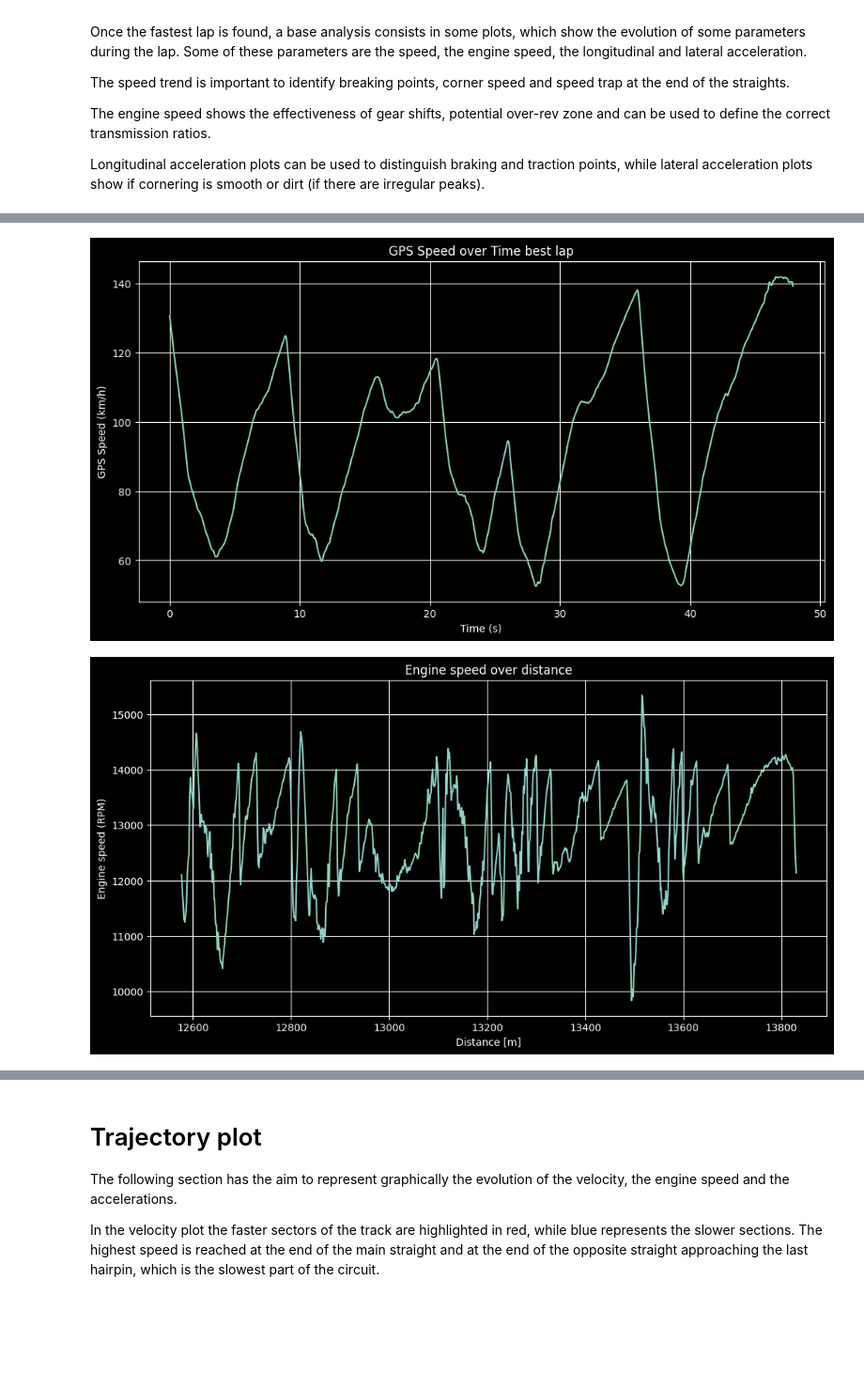
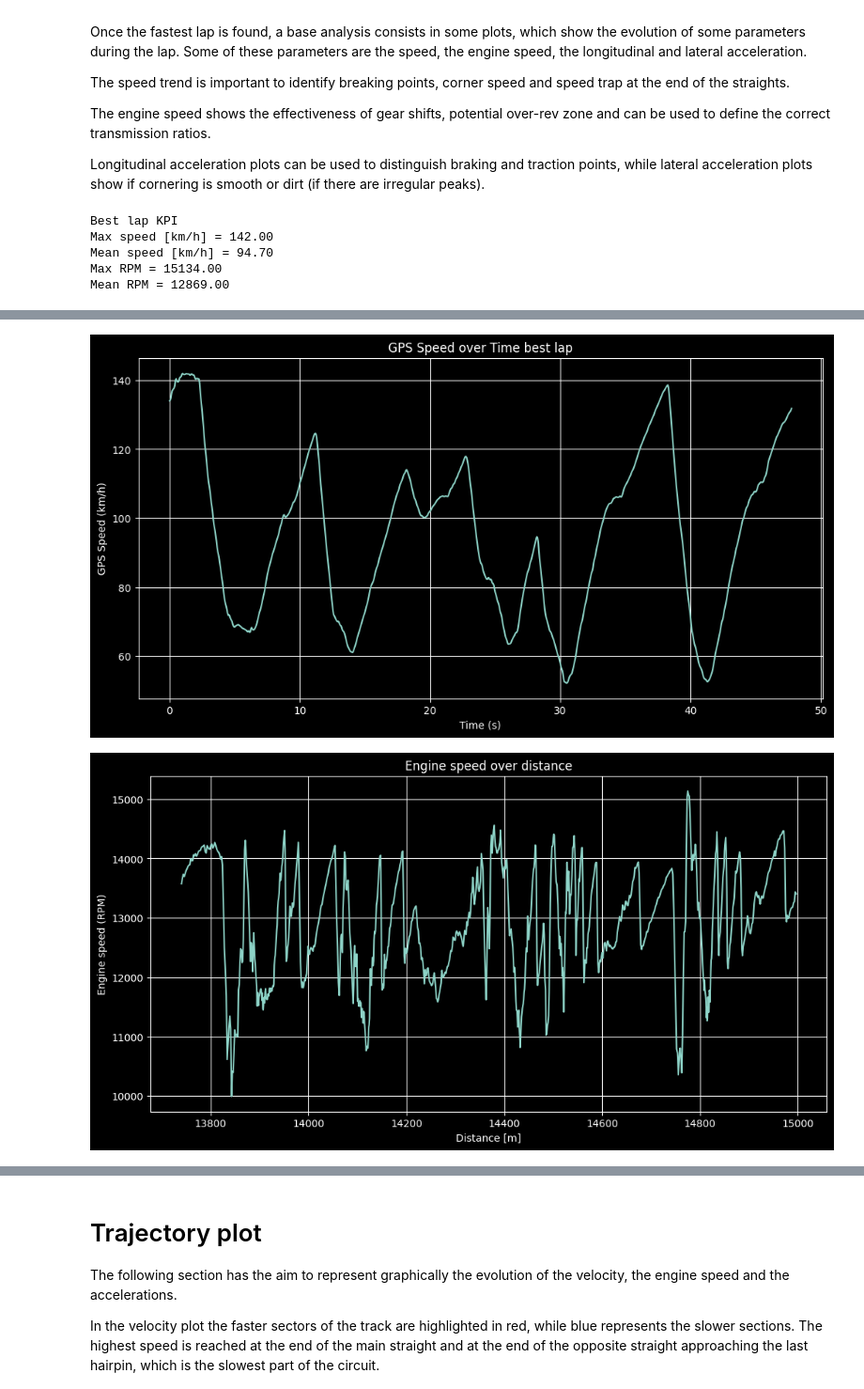
Before and after one commit to Dennisbettinsoli03/Kart_Telemetry_Analysis, a Jupyter notebook: Notebook.ipynb, the cells around one changed output, grey strips where cells are left out. Shown at 94% size. Drawn from its saved outputs; the diff is of its cells as text; code cells hidden in the pictures; blank space fills up the shorter version.

Commit message:
Interactive start/finish line implementation

```diff
--- a/Notebook.ipynb
+++ b/Notebook.ipynb
@@ -43,0 +49,4 @@ the total distance is  16303.690097222172
+# %%
+%matplotlib tk
+# select the start/finish line on the track map and then close the window
+start_lat, start_long = select_sf_line(df)
@@ -47,7 +58,7 @@ To start with the data analysis it is fundamental to extract lap times from row
 When lap times are defined, the best lap is chosen and it will be the object of the following analysis.
 # %%
 # laps computation
-df = compute_laps(df)
+df = compute_laps(df, start_lat, start_long)
 lap_times = df.groupby('Lap_id')['Time'].agg(['min', 'max'])                # group by lap_id and define lap times
 lap_times['Lap_time'] = lap_times['max'] - lap_times['min']
 lap_times = lap_times.iloc[1:-1]
@@ -58,8 +69,4 @@ print (f"The best lap is: lap {fastest_lap_idx} = {fastest_lap:.2f}")
 
 # Best lap definition
 best_lap = df[df['Lap_id']== lap_times['Lap_time'].idxmin()].copy()
-
-# KPI
-kpi = lap_kpi(best_lap)
-kpi
 # %% [output]
@@ -93,9 +95,20 @@ The engine speed shows the effectiveness of gear shifts, potential over-rev zone
 
 Longitudinal acceleration plots can be used to distinguish braking and traction points, while lateral acceleration plots show if cornering is smooth or dirt (if there are irregular peaks).
 # %%
+%matplotlib inline
+# KPI
+kpi = lap_kpi(best_lap)
+print ("Best lap KPI")
+for k, v in kpi.items():
+    print(f"{k} = {v:.2f}")
 
 best_lap['t']= best_lap['Time'] - best_lap['Time'].iloc[0]              # define relative time
 best_lap['s']= best_lap['Distance'] - best_lap['Distance'].iloc[0]      # define relative distance
 
 base_analysis_plot(best_lap)
 # %% [output]
+Best lap KPI
+Max speed [km/h] = 142.00
+Mean speed [km/h] = 94.70
+Max RPM = 15134.00
+Mean RPM = 12869.00
@@ -103,2 +116,2 @@ base_analysis_plot(best_lap)
-[figure, old version]
+[figure, new version]
-[figure, old version]
+[figure, new version]
```
Also changed, not shown: parts of 9 cells of this notebook, 1 other file.
